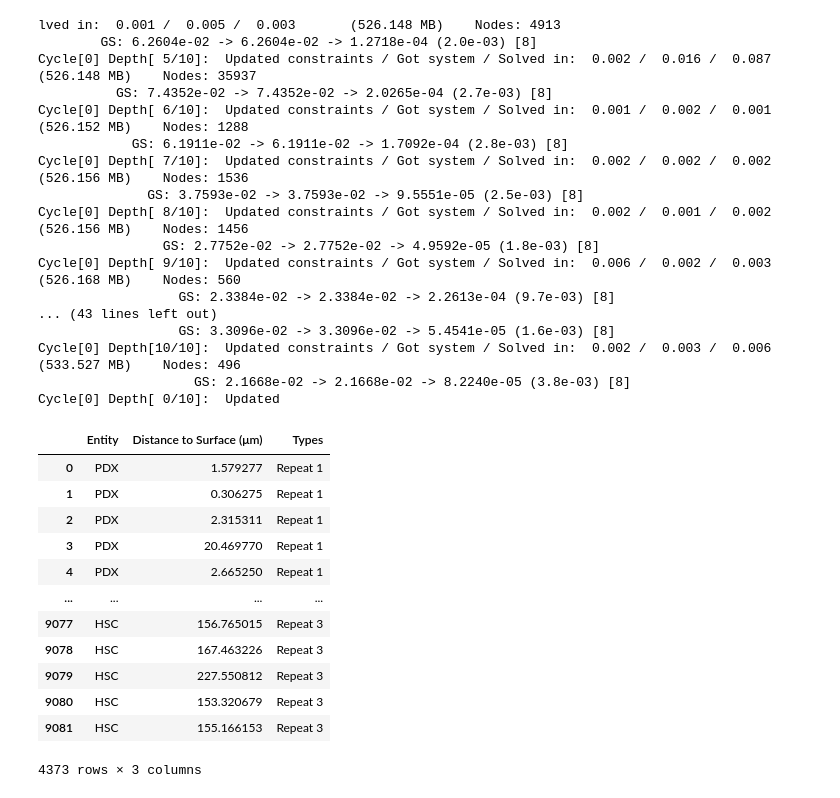
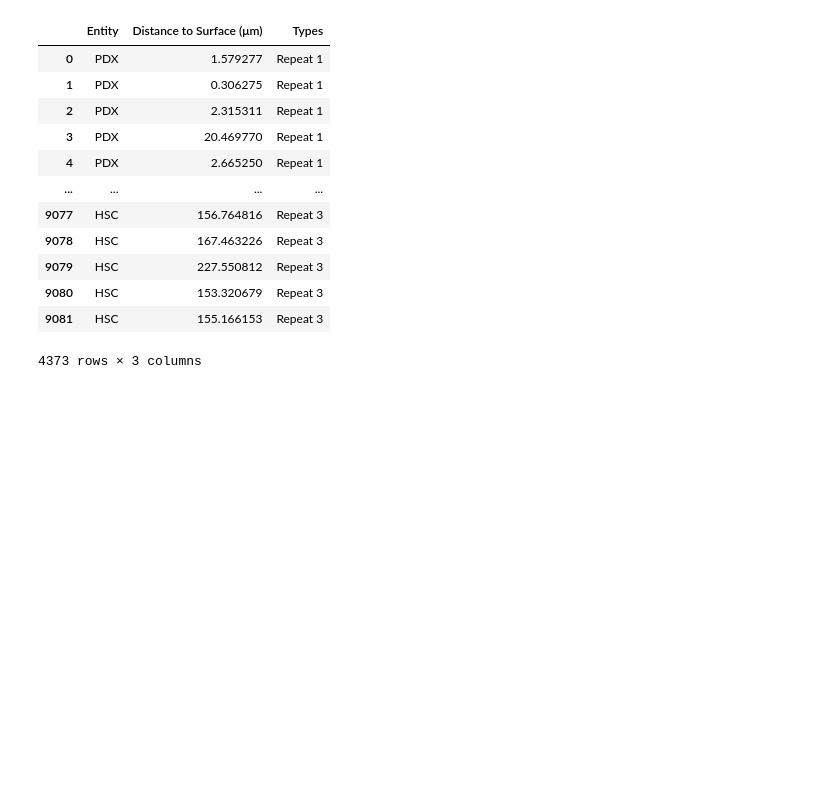
Before and after one commit to BIOGOAT/organoid_leukemia_analysis, a Jupyter notebook: notebooks/Leukemia_vs_HSPC.ipynb, the cells around one changed output. Saved outputs shown, nothing was run; the diff lists cells and outputs as text; code cells hidden in the pictures; blank space fills up the shorter version.

```diff
--- a/notebooks/Leukemia_vs_HSPC.ipynb
+++ b/notebooks/Leukemia_vs_HSPC.ipynb
@@ -211,52 +214,36 @@ Cycle[0] Depth[ 4/10]:  Updated constraints / Got system / So
 # %%
 df.loc[df['Entity'] == 'A', 'Types'] = 'Repeat 1'
 df.loc[df['Entity'] == 'B', 'Types'] = 'Repeat 2'
 df.loc[df['Entity'] == 'C', 'Types'] = 'Repeat 3'
 df.loc[df['Entity'] == 'D', 'Types'] = 'Repeat 1'
 df.loc[df['Entity'] == 'E', 'Types'] = 'Repeat 2'
 df.loc[df['Entity'] == 'F', 'Types'] = 'Repeat 3'
 
 df['Entity'] = df['Entity'].replace({'A':'PDX',
               'B':'PDX',
               'C':'PDX',
               'D':'HSC',
               'E':'HSC',
               'F':'HSC'})
 
 df[np.isfinite(df["Distance to Surface (\u03BCm)"])]
 df_final = df[df["Distance to Surface (\u03BCm)"] > 0.0001]
 display(df_final)
+df_final.to_excel("leukemiaBCellData.xlsx", sheet_name='LeukBCell')
 # %% [output]
+|  | Entity | Distance to Surface (μm) | Types |
+| 0 | PDX | 1.579277 | Repeat 1 |
+| 1 | PDX | 0.306275 | Repeat 1 |
+| 2 | PDX | 2.315311 | Repeat 1 |
+| 3 | PDX | 20.469770 | Repeat 1 |
+| 4 | PDX | 2.665250 | Repeat 1 |
+| ... | ... | ... | ... |
+| 9077 | HSC | 156.764816 | Repeat 3 |
+| 9078 | HSC | 167.463226 | Repeat 3 |
+| 9079 | HSC | 227.550812 | Repeat 3 |
+| 9080 | HSC | 153.320679 | Repeat 3 |
+| 9081 | HSC | 155.166153 | Repeat 3 |
-lved in:  0.001 /  0.005 /  0.003       (526.148 MB)    Nodes: 4913
-        GS: 6.2604e-02 -> 6.2604e-02 -> 1.2718e-04 (2.0e-03) [8]
-Cycle[0] Depth[ 5/10]:  Updated constraints / Got system / Solved in:  0.002 /  0.016 /  0.087  (526.148 MB)    Nodes: 35937
-          GS: 7.4352e-02 -> 7.4352e-02 -> 2.0265e-04 (2.7e-03) [8]
-Cycle[0] Depth[ 6/10]:  Updated constraints / Got system / Solved in:  0.001 /  0.002 /  0.001  (526.152 MB)    Nodes: 1288
-            GS: 6.1911e-02 -> 6.1911e-02 -> 1.7092e-04 (2.8e-03) [8]
-Cycle[0] Depth[ 7/10]:  Updated constraints / Got system / Solved in:  0.002 /  0.002 /  0.002  (526.156 MB)    Nodes: 1536
-              GS: 3.7593e-02 -> 3.7593e-02 -> 9.5551e-05 (2.5e-03) [8]
-Cycle[0] Depth[ 8/10]:  Updated constraints / Got system / Solved in:  0.002 /  0.001 /  0.002  (526.156 MB)    Nodes: 1456
-                GS: 2.7752e-02 -> 2.7752e-02 -> 4.9592e-05 (1.8e-03) [8]
-Cycle[0] Depth[ 9/10]:  Updated constraints / Got system / Solved in:  0.006 /  0.002 /  0.003  (526.168 MB)    Nodes: 560
-                  GS: 2.3384e-02 -> 2.3384e-02 -> 2.2613e-04 (9.7e-03) [8]
-... (43 lines left out)
-                  GS: 3.3096e-02 -> 3.3096e-02 -> 5.4541e-05 (1.6e-03) [8]
-Cycle[0] Depth[10/10]:  Updated constraints / Got system / Solved in:  0.002 /  0.003 /  0.006  (533.527 MB)    Nodes: 496
-                    GS: 2.1668e-02 -> 2.1668e-02 -> 8.2240e-05 (3.8e-03) [8]
-Cycle[0] Depth[ 0/10]:  Updated
+4373 rows × 3 columns
-|  | Entity | Distance to Surface (μm) | Types |
-| 0 | PDX | 1.579277 | Repeat 1 |
-| 1 | PDX | 0.306275 | Repeat 1 |
-| 2 | PDX | 2.315311 | Repeat 1 |
-| 3 | PDX | 20.469770 | Repeat 1 |
-| 4 | PDX | 2.665250 | Repeat 1 |
-| ... | ... | ... | ... |
-| 9077 | HSC | 156.765015 | Repeat 3 |
-| 9078 | HSC | 167.463226 | Repeat 3 |
-| 9079 | HSC | 227.550812 | Repeat 3 |
-| 9080 | HSC | 153.320679 | Repeat 3 |
-| 9081 | HSC | 155.166153 | Repeat 3 |
-4373 rows × 3 columns
 # %%
 #leukemia data
 df.rename(columns={'A': 'Leukemia Replicate 1',
```
Also changed, not shown: parts of 4 cells of this notebook, 9 other files.
